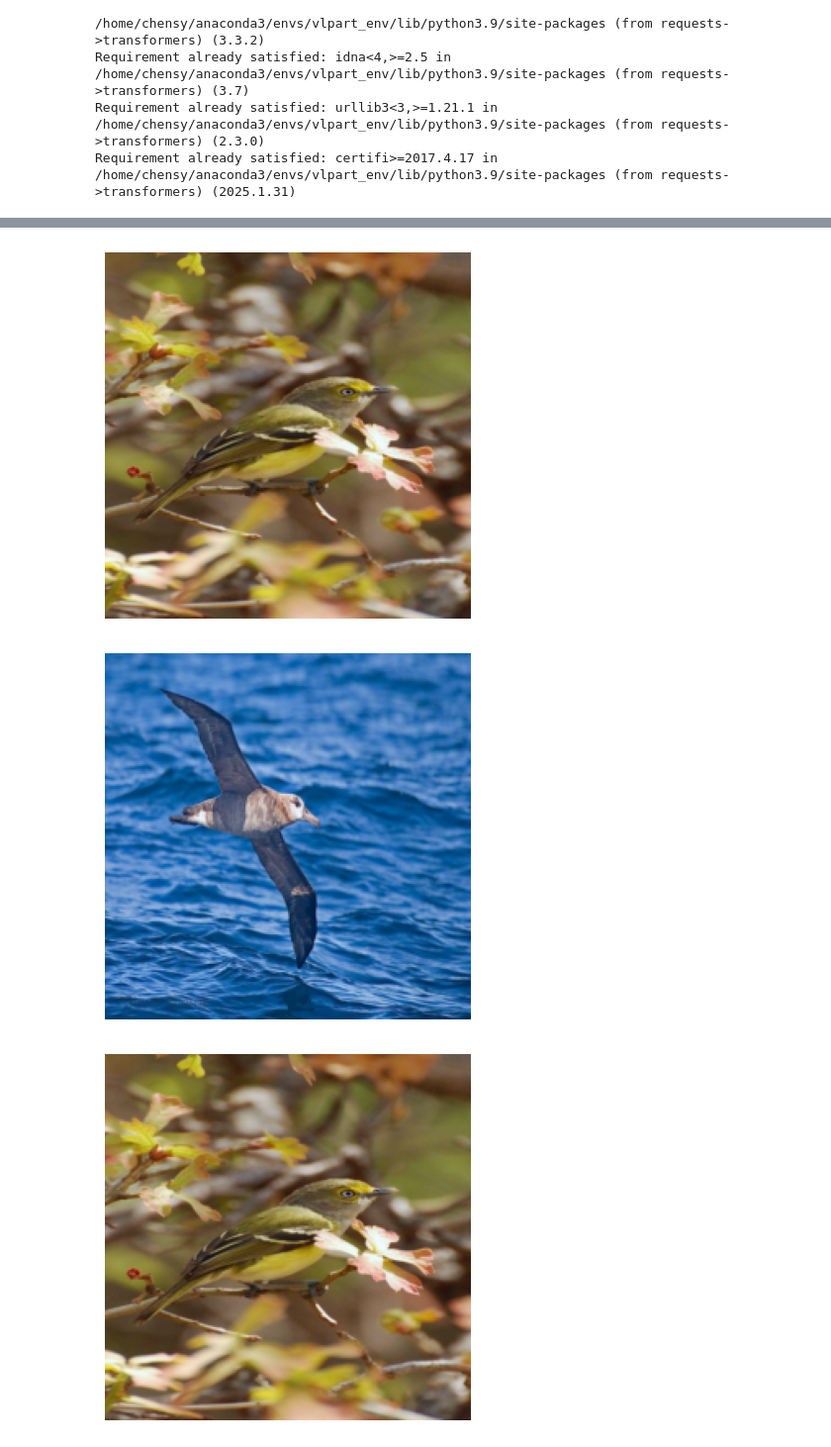
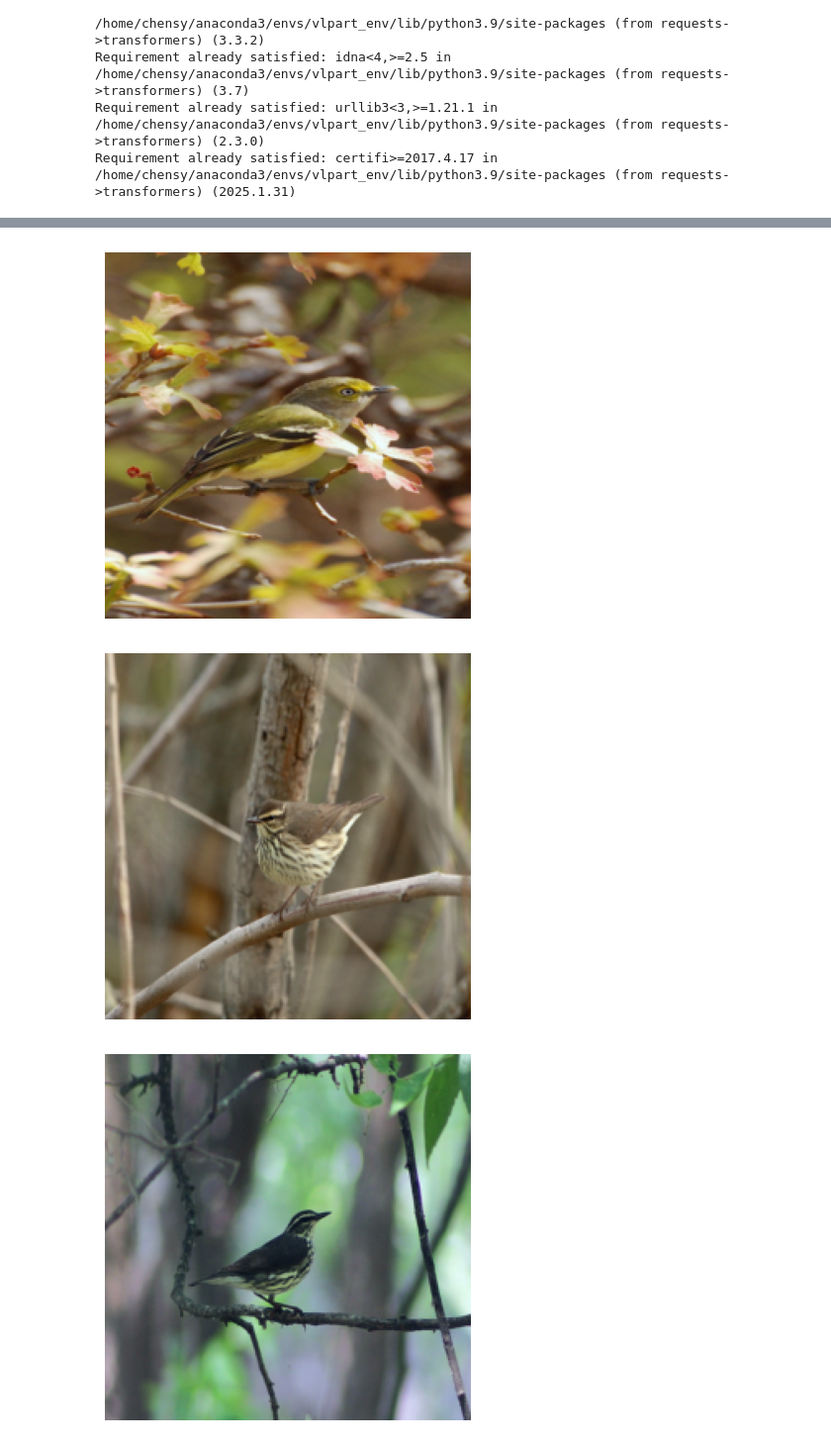
Before and after one commit to chensy618/SuperpixelCUB, a Jupyter notebook: KCConCUB_update.ipynb, the cells around one changed output, grey strips where cells are left out. Shown at 99% size. Saved outputs shown, nothing was run; the diff lists cells and outputs as text; code cells hidden in the pictures.

```diff
--- a/KCConCUB_update.ipynb
+++ b/KCConCUB_update.ipynb
@@ -225,8 +225,12 @@ test_loader = DataLoader(test_dataset, batch_size=4, shuffle=True, num_workers=0
 
 random.seed(29)
 data_indices = random.sample(range(test_dataset.__len__()), 1)
-data_indices.insert(0, 29)
+data_indices.insert(0, 30)
 data_indices.insert(0, 5275)
+data_indices.insert(0, 5273)
+data_indices.insert(0, 5271)
+data_indices.insert(0, 5279)
+print(data_indices)
 for counter, data_idx in enumerate(data_indices):
 
   # query, query_label, query_mask = test_dataset.__getitem__(data_idx)
@@ -249,6 +253,16 @@ plt.imshow(imsc(inputs[2]))
 plt.axis('off')
 plt.show()
 
+plt.figure(4)
+plt.imshow(imsc(inputs[3]))
+plt.axis('off')
+plt.show()
+
+plt.figure(4)
+plt.imshow(imsc(inputs[4]))
+plt.axis('off')
+plt.show()
+
 # The image initializations in VLPart is different. We need to use read_image function
 vlpart_inputs = []
 file_inputs = []
@@ -264,3 +279,3 @@ for counter, data_idx in enumerate(data_indices):
 [figure]
-[figure, old version]
+[figure, new version]
-[figure, old version]
+[figure, new version]
```
Also changed, not shown: parts of 23 cells of this notebook.
